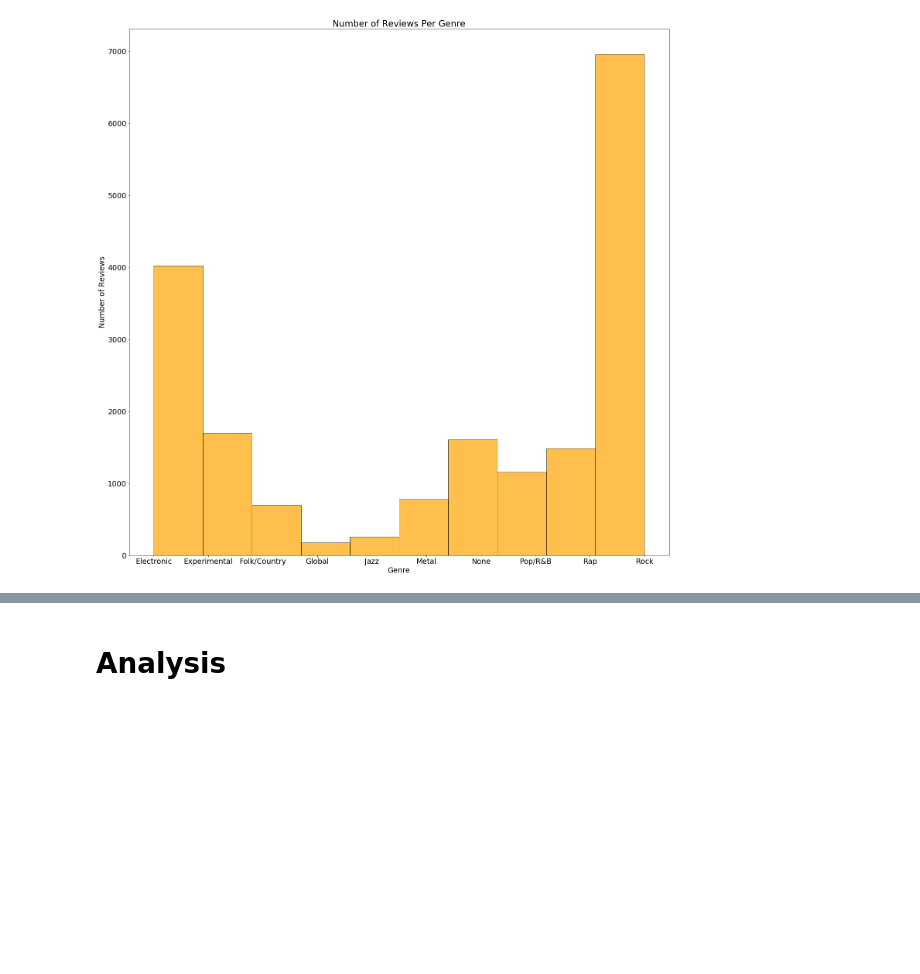
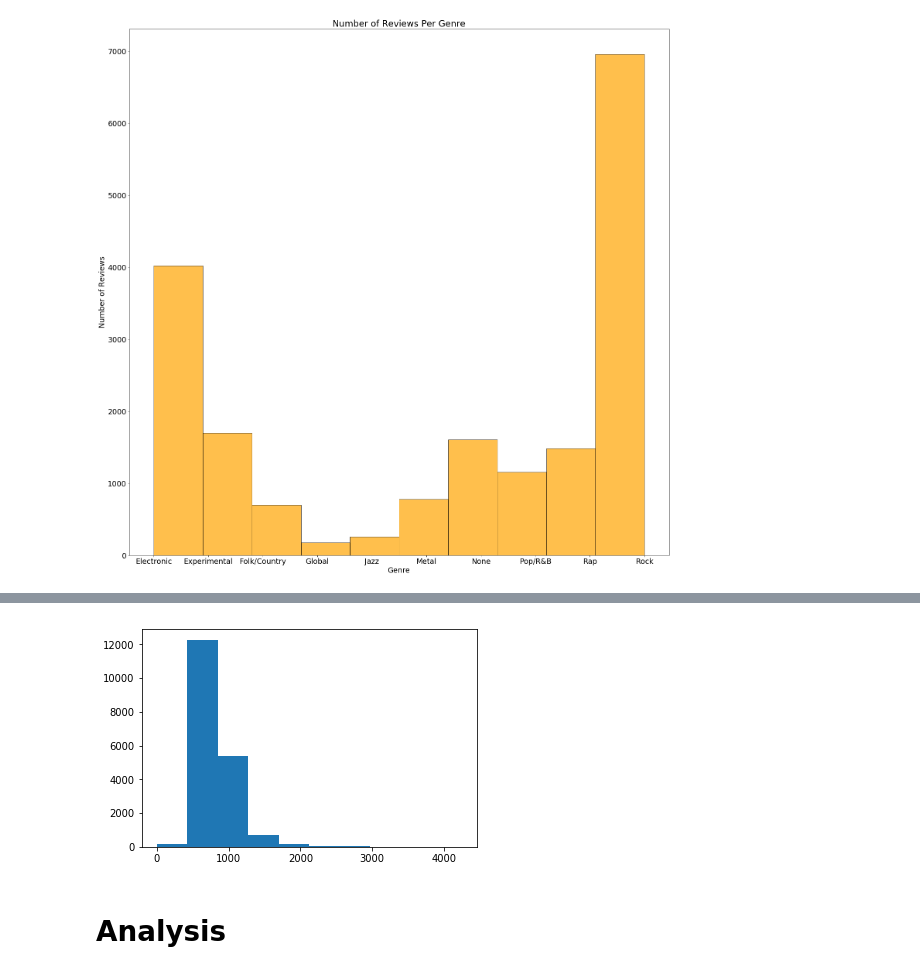
Before and after one commit to abourn/370-final, a Jupyter notebook: pitchfork.ipynb, the cells around one changed output, grey strips where cells are left out. Saved outputs shown, nothing was run; the diff lists cells and outputs as text; code cells hidden in the pictures; blank space fills up the shorter version.

```diff
--- a/pitchfork.ipynb
+++ b/pitchfork.ipynb
@@ -52,2 +53,15 @@ plt.show()
+# %%
+# Count the words in the reviews -- takes a long time
+count_array = []
+for i in reviews.index:
+    count = len(nltk.word_tokenize(str(reviews["review"][i])))
+    count_array.append(count)
+reviews["review_word_count"] = count_array
+# %%
+# Distribution of word count for reviews
+plt.hist(reviews['review_word_count'])
+plt.show()
+# %% [output]
+[figure, added]
 # %% [markdown]
 # Analysis
```
Also changed, not shown: parts of 3 cells of this notebook.
